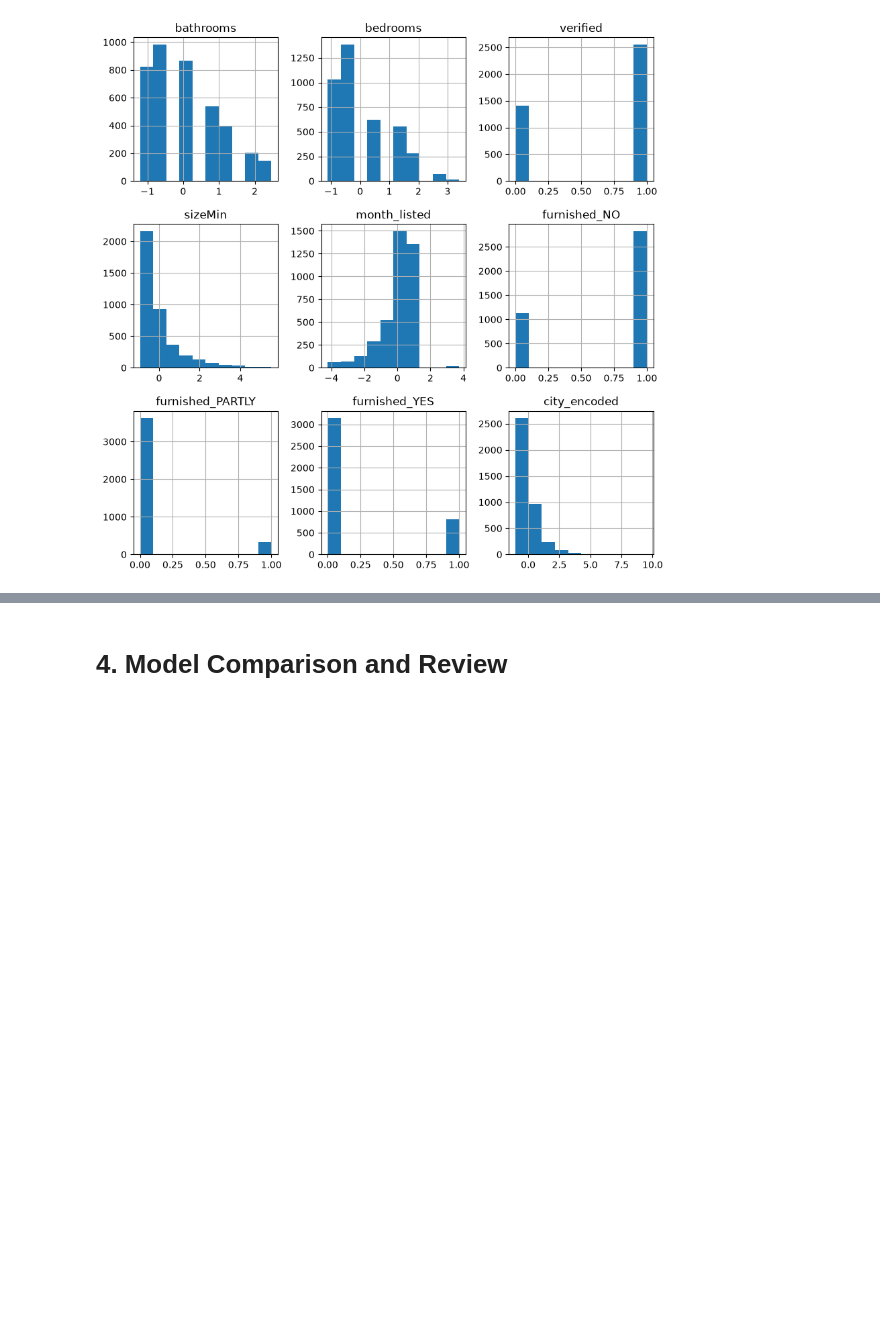
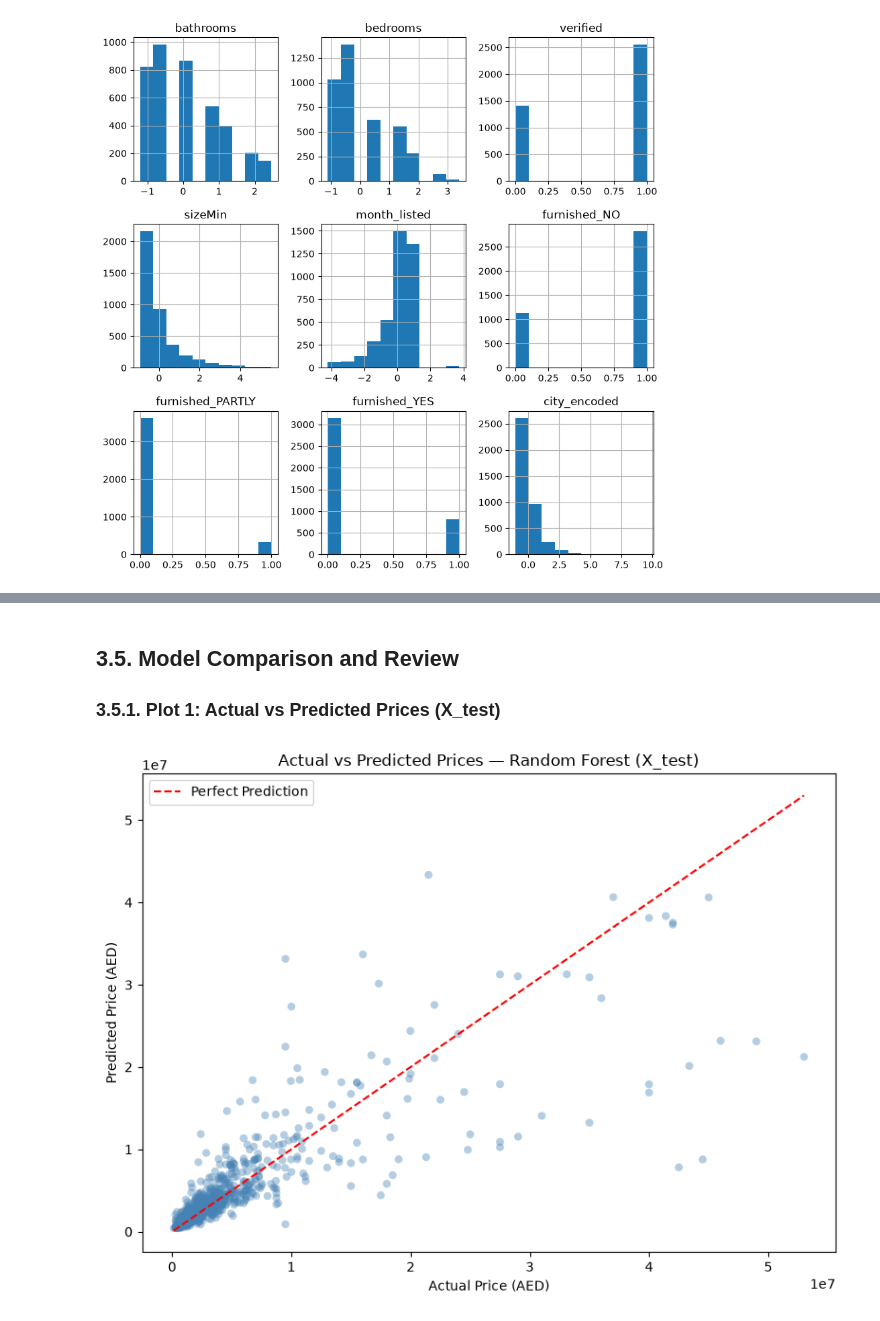
Before and after one commit to Jan-Hrusa/CSCI323_Project, a Jupyter notebook: CSCI323_PROJECT.ipynb, the cells around one changed output, grey strips where cells are left out. Drawn from its saved outputs; the diff is of its cells as text; code cells hidden in the pictures; blank space fills up the shorter version.

Commit message:
Fix minor mistakes in model creation and fix formatting of the entire code.

```diff
--- a/CSCI323_PROJECT.ipynb
+++ b/CSCI323_PROJECT.ipynb
@@ -608,7 +624,7 @@ print(f"\n Best Baseline Model: {best_model_name} (R2={best_cv_score:.4f})\n")
 # GridSearchCV tests every possible combination and picks the best one
 # n_jobs=-1 just means use all CPU cores so it runs faster
 
-print("--- Hyperparameter Tuning ---\n")
+print("=== Hyperparameter Tuning ===\n")
 
 # --- Ridge Regression ---
 # alpha controls how much we penalize the model for being too complex
@@ -633,7 +649,7 @@ ridge_grid = GridSearchCV(
     n_jobs=-1
 )
 
-ridge_grid.fit(X_group1, y_group1)
+ridge_grid.fit(X_train, y_train)
 print(f"Ridge Best Params : {ridge_grid.best_params_}  R2={ridge_grid.best_score_:.4f}")
 
 # --- Random Forest ---
@@ -661,7 +677,7 @@ rf_grid = GridSearchCV(
     n_jobs=-1
 )
 
-rf_grid.fit(X_group1, y_group1)
+rf_grid.fit(X_train, y_train)
 print(f"Random Forest Best Params : {rf_grid.best_params_}  R2={rf_grid.best_score_:.4f}")
 
 # --- HistGradientBoosting ---
@@ -690,7 +706,7 @@ hgb_grid = GridSearchCV(
     n_jobs=-1
 )
 
-hgb_grid.fit(X_group1, y_group1)
+hgb_grid.fit(X_train, y_train)
 print(f"HGB Best Params   : {hgb_grid.best_params_}  R2={hgb_grid.best_score_:.4f}")
 
 # now we figure out which tuned model actually won
@@ -716,18 +741,18 @@ print(f" Improvement over baseline: {best_tuned_score - cv_results[best_tuned_na
 # %%
-# this is the moment of truth - we finally use group 2 which we haven't touched at all
-# first we retrain the winning tuned model on ALL of group 1 (not just 4/5 of it)
-# then we predict on group 2 and see how it actually performs on completely unseen data
+# this is the moment of truth - we finally use X_test which we haven't touched at all
+# first we retrain the winning tuned model on ALL of X_train (not just 4/5 of it)
+# then we predict on X_test and see how it actually performs on completely unseen data
 final_model = best_tuned_estimators[best_tuned_name]
-final_model.fit(X_group1, y_group1)
+final_model.fit(X_train, y_train)
 
-final_predictions = final_model.predict(X_group2)
+final_predictions = final_model.predict(X_test)
 
 # R2 = how much of the price variation our model explains (higher = better)
 # RMSE = average prediction error in the same units as price (lower = better)
-true_r2   = r2_score(y_group2, final_predictions)
-true_rmse = np.sqrt(mean_squared_error(y_group2, final_predictions))
+true_r2   = r2_score(y_test, final_predictions)
+true_rmse = np.sqrt(mean_squared_error(y_test, final_predictions))
 
 print(f" Final Model Performance Report (Tuned):")
 print(f"   - Selected Model : {best_tuned_name}")
-print(f"   - True R2 Score  (Group 2): {true_r2:.4f}")
-print(f"   - True RMSE      (Group 2): {true_rmse:.2f}\n")
+print(f"   - True R2 Score  (X_test): {true_r2:.4f}")
+print(f"   - True RMSE      (X_test): {true_rmse:.2f}\n")
@@ -771,18 +803,20 @@ plt.show()
-# %% [markdown]
-# 4. Model Comparison and Review
+# %% [markdown]
+## 3.5. Model Comparison and Review
+### 3.5.1. Plot 1: Actual vs Predicted Prices (X_test)
 # %%
-# --- Plot 1: Actual vs Predicted Prices (Group 2) ---
 # each dot = one property, x = real price, y = what our model guessed
 # the red line = perfect predictions, dots close to it = good predictions
 plt.figure(figsize=(8, 6))
-plt.scatter(y_group2, final_predictions, alpha=0.4, color='steelblue', edgecolors='none')
-plt.plot([y_group2.min(), y_group2.max()],
-         [y_group2.min(), y_group2.max()],
+plt.scatter(y_test, final_predictions, alpha=0.4, color='steelblue', edgecolors='none')
+plt.plot([y_test.min(), y_test.max()],
+         [y_test.min(), y_test.max()],
          color='red', linewidth=1.5, linestyle='--', label='Perfect Prediction')
 
 plt.xlabel('Actual Price (AED)')
 plt.ylabel('Predicted Price (AED)')
-plt.title('Actual vs Predicted Prices — Random Forest (Group 2)')
+plt.title('Actual vs Predicted Prices — Random Forest (X_test)')
 plt.legend()
 plt.tight_layout()
 plt.show()
+# %% [output]
+[figure, added]
```
Also changed, not shown: parts of 65 cells of this notebook.
